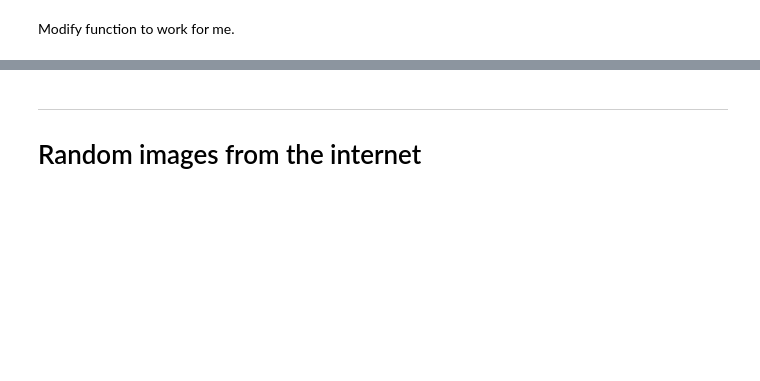
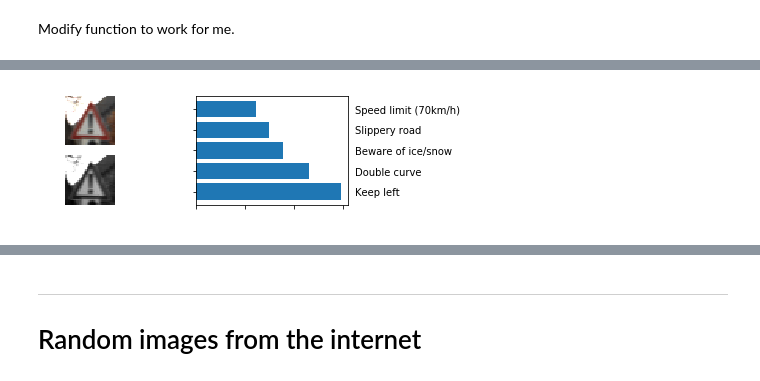
Before and after one commit to fqaiser94/CarND-Traffic-Sign-Classifier-Project, a Jupyter notebook: Traffic_Sign_Classifier-Just code.ipynb, the cells around one changed output, grey strips where cells are left out. Cells and saved outputs as stored; diff of their text form; code cells hidden in the pictures; blank space fills up the shorter version.

Commit message:
top 5 predictions working

```diff
--- a/Traffic_Sign_Classifier-Just code.ipynb
+++ b/Traffic_Sign_Classifier-Just code.ipynb
@@ -1478,7 +1481,7 @@ def load_model():
 # %%
-with tf.Session() as sess:
+# with tf.Session() as sess:
 
-    load_model()
+#     load_model()
 
-    test_accuracy = evaluate(X_test_processed, y_test)
-    print("Test Accuracy = {:.3f}".format(test_accuracy))
+#     test_accuracy = evaluate(X_test_processed, y_test)
+#     print("Test Accuracy = {:.3f}".format(test_accuracy))
@@ -1492,10 +1490,8 @@ get top k predictions for each image
 # %%
 with tf.Session() as sess:
 
-    load_model()
+    sess.run(tf.global_variables_initializer())
 
     top_k_predictions = tf.nn.top_k(logits, 5)
 
     predictions = sess.run(top_k_predictions, feed_dict={x: X_test_processed, y: y_test})
-
-    print(predictions)
@@ -1600,25 +1545,4 @@ def get_top_k_predictions(params, X, k = 5):
-# %%
-X_test, y_test = load_pickled_data(test_preprocessed_dataset_file, columns = ['features', 'labels'])
-X_original, _ = load_pickled_data(test_dataset_file, columns = ['features', 'labels'])
-predictions = get_top_k_predictions(parameters, X_test)
-
-predictions = predictions[1][:, np.argmax(predictions[0], 1)][:, 0].astype(int)
-labels = np.argmax(y_test, 1)
-
-print("Original:")
-incorrectly_predicted = X_original[predictions != labels]
-fig = pyplot.figure(figsize=(6, 6))
-fig.subplots_adjust(left=0, right=1, bottom=0, top=1, hspace=0.05, wspace=0.05)
-for i in range(incorrectly_predicted.shape[0]):
-    ax = fig.add_subplot(10, 10, i + 1, xticks=[], yticks=[])
-    ax.imshow(incorrectly_predicted[i])
-pyplot.show()
-
-print("Preprocessed:")
-incorrectly_predicted = X_test[predictions != labels]
-fig = pyplot.figure(figsize=(6, 6))
-fig.subplots_adjust(left=0, right=1, bottom=0, top=1, hspace=0.05, wspace=0.05)
-for i in range(incorrectly_predicted.shape[0]):
-    ax = fig.add_subplot(10, 10, i + 1, xticks=[], yticks=[])
-    ax.imshow(incorrectly_predicted[i].reshape(32, 32), cmap='gray')
-pyplot.show()
+# %%
+plot_image_statistics(predictions, np.random.randint(low=0,high=len(X_test_processed)))
+# %% [output]
+[figure, added]
```
Also changed, not shown: parts of 28 cells of this notebook, 3 other files.
